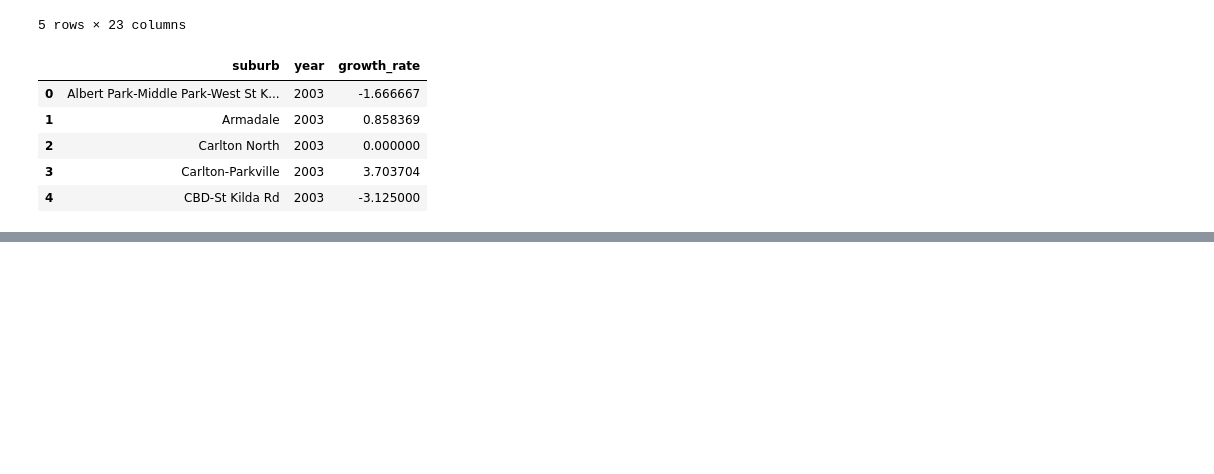
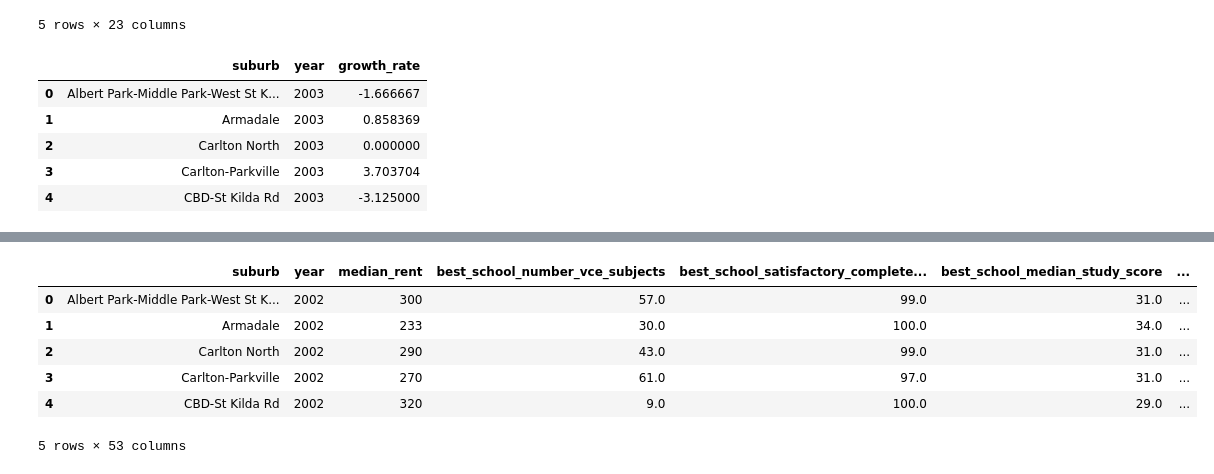
Before and after one commit to MAST30034-AppliedDataScience/project-2-group-real-estate-industry-project-11, a Jupyter notebook: notebooks/preprocess.ipynb, the cells around one changed output, grey strips where cells are left out. Cells and saved outputs as stored; diff of their text form; code cells hidden in the pictures; blank space fills up the shorter version.

```diff
--- a/notebooks/preprocess.ipynb
+++ b/notebooks/preprocess.ipynb
@@ -303,0 +423,9 @@ yearly_growth.to_csv('../data/landing/yearly_growth_rate_of_median_rent_by_subur
+# %%
+# Drop the columns 'Unnamed: 0' and 'year_ending'
+crime = crime.drop(columns=['Unnamed: 0', 'year_ending'])
+
+# Rename 'year' to 'years'
+crime = crime.rename(columns={'year': 'years'})
+
+# Detect missing values
+crime.isnull().sum()
@@ -303,0 +450,23 @@ yearly_growth.to_csv('../data/landing/yearly_growth_rate_of_median_rent_by_subur
+# %%
+# Create the rows from 2002 to 2014 for each suburb
+for i in range(2002, 2015):
+    for suburb in crime['suburbs'].unique():
+        crime = pd.concat([crime, pd.DataFrame({'suburbs': [suburb], 'years': [i]})], ignore_index=True)
+
+# Impute data for combinations of year and suburb from 2002 to 2014 using extrapolation of the each suburb for each column respectively
+for column in crime.columns[2:]:
+    for suburb in crime['suburbs'].unique():
+        crime.loc[crime['suburbs'] == suburb, column] = crime.loc[crime['suburbs'] == suburb, column].interpolate(method='linear', limit_direction='both')
+# %%
+# Join 'yearly_median' and 'crime' on combination of 'suburb' and 'year'
+yearly_median = yearly_median.merge(crime, left_on=['suburb', 'year'], right_on=['suburbs', 'years'], how='left')
+yearly_median = yearly_median.drop(columns=['suburbs', 'years'])
+yearly_median.head()
+# %% [output]
+|  | suburb | year | median_rent | best_school_number_vce_subjects | best_school_satisfactory_complete... | best_school_median_study_score | ... |
+| 0 | Albert Park-Middle Park-West St K... | 2002 | 300 | 57.0 | 99.0 | 31.0 | ... |
+| 1 | Armadale | 2002 | 233 | 30.0 | 100.0 | 34.0 | ... |
+| 2 | Carlton North | 2002 | 290 | 43.0 | 99.0 | 31.0 | ... |
+| 3 | Carlton-Parkville | 2002 | 270 | 61.0 | 97.0 | 31.0 | ... |
+| 4 | CBD-St Kilda Rd | 2002 | 320 | 9.0 | 100.0 | 29.0 | ... |
+5 rows × 53 columns
```
Also changed, not shown: parts of 25 cells of this notebook.
